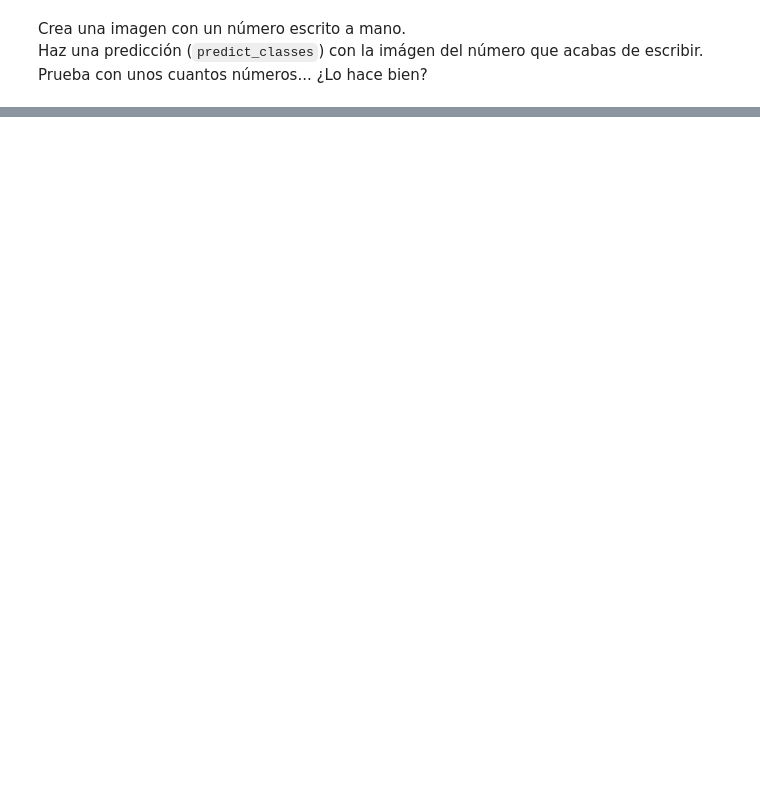
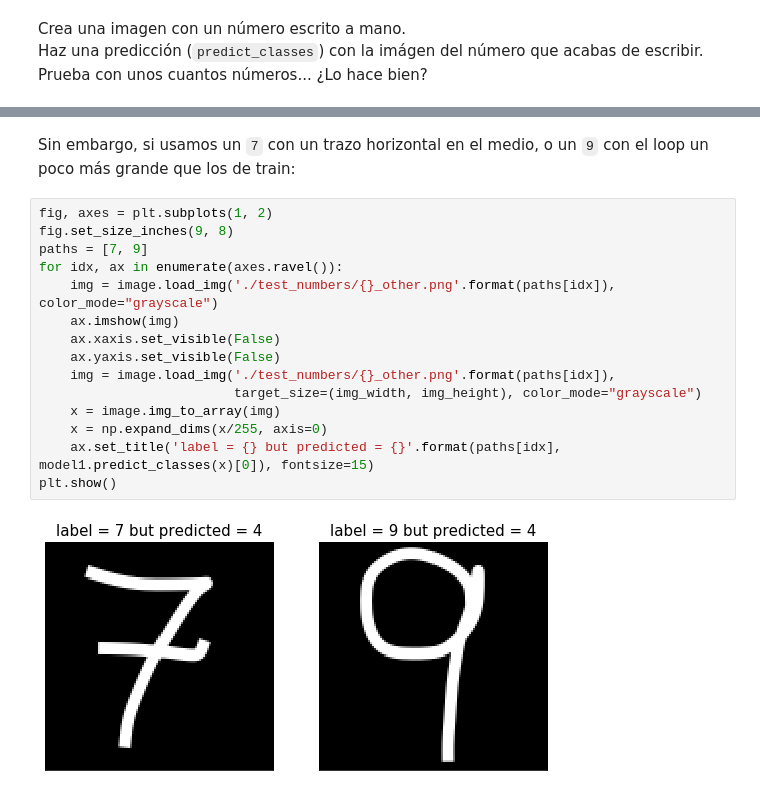
Before and after one commit to iipr-Master-Data-Science/ml1_convolutional_networks, a Jupyter notebook: clasificando-numeros.ipynb, the cells around one changed output, grey strips where cells are left out. Drawn from its saved outputs; the diff is of its cells as text; blank space fills up the shorter version.

```diff
--- a/clasificando-numeros.ipynb
+++ b/clasificando-numeros.ipynb
@@ -232,0 +240,19 @@ Para la imagen 9, se ha predicho un 4
+# %% [markdown]
+Sin embargo, si usamos un `7` con un trazo horizontal en el medio, o un `9` con el loop un poco más grande que los de train:
+# %%
+fig, axes = plt.subplots(1, 2)
+fig.set_size_inches(9, 8)
+paths = [7, 9]
+for idx, ax in enumerate(axes.ravel()):
+    img = image.load_img('./test_numbers/{}_other.png'.format(paths[idx]), color_mode="grayscale")
+    ax.imshow(img)
+    ax.xaxis.set_visible(False)
+    ax.yaxis.set_visible(False)
+    img = image.load_img('./test_numbers/{}_other.png'.format(paths[idx]),
+                         target_size=(img_width, img_height), color_mode="grayscale")
+    x = image.img_to_array(img)
+    x = np.expand_dims(x/255, axis=0)
+    ax.set_title('label = {} but predicted = {}'.format(paths[idx], model1.predict_classes(x)[0]), fontsize=15)
+plt.show()
+# %% [output]
+[figure, added]
```
Also changed, not shown: parts of 8 cells of this notebook.
